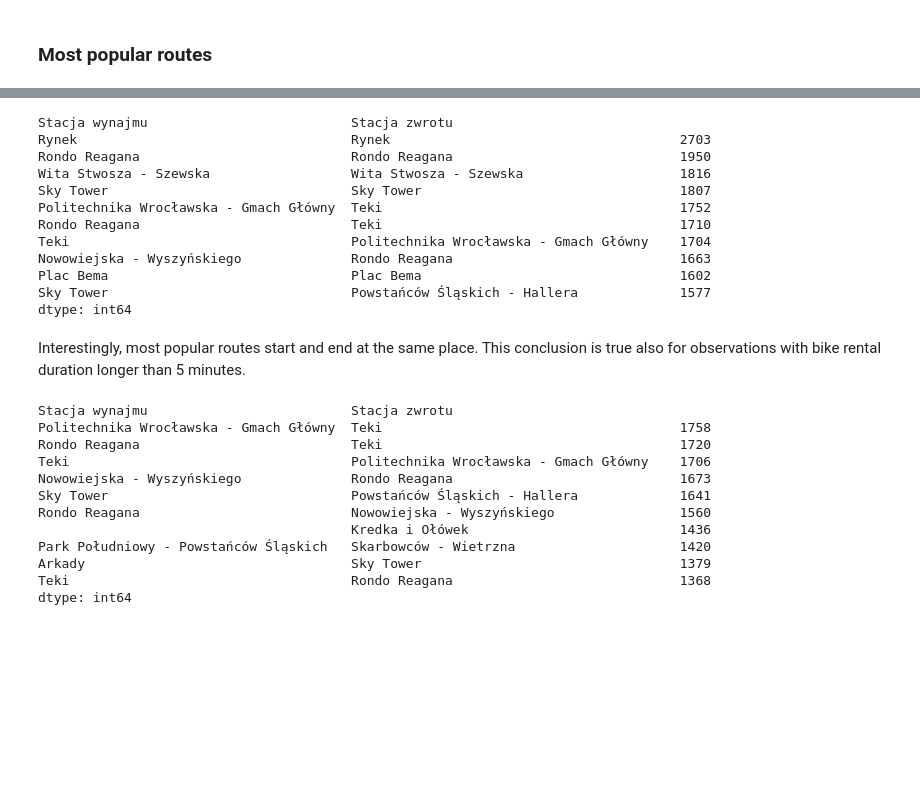
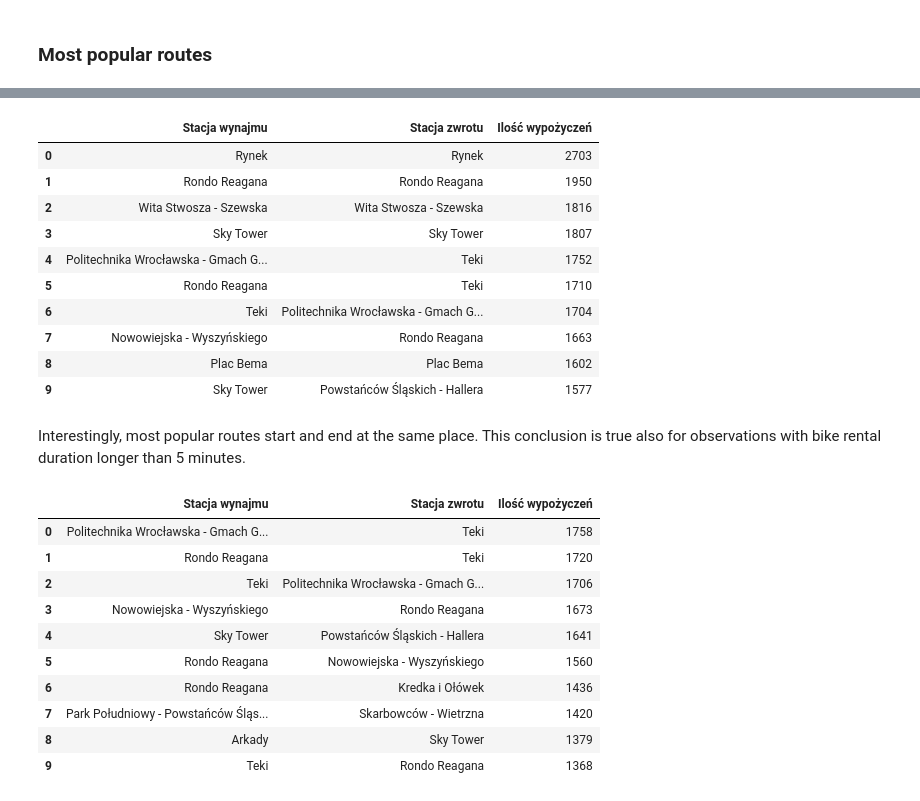
Before and after one commit to mariuszrokita/bike-sharing-demand, a Jupyter notebook: notebooks/wroclawski-rower-miejski/initial-data-exploration.ipynb, the cells around one changed output, grey strips where cells are left out. Drawn from its saved outputs; the diff is of its cells as text; code cells hidden in the pictures; blank space fills up the shorter version.

```diff
--- a/notebooks/wroclawski-rower-miejski/initial-data-exploration.ipynb
+++ b/notebooks/wroclawski-rower-miejski/initial-data-exploration.ipynb
@@ -869,41 +861,52 @@ dtype: int64
 # %%
-# most popular routes for durations >= 5 minutes
+# most popular routes in 2015 with durations >= 5 minutes
 idx = rentals2015_df["Długość wynajmu"] >= np.timedelta64(5, 'm')
 
-rentals2015_df.loc[idx, ["Stacja wynajmu", "Stacja zwrotu"]] \
-    .groupby(["Stacja wynajmu", "Stacja zwrotu"]) \
-    .size().sort_values(ascending=False).head(10)
+top10_routes_in_2015 = \
+    rentals2015_df.loc[idx, ["Stacja wynajmu", "Stacja zwrotu"]] \
+        .groupby(["Stacja wynajmu", "Stacja zwrotu"]) \
+        .size() \
+        .sort_values(ascending=False) \
+        .reset_index() \
+        .head(10)
+
+top10_routes_in_2015.rename(columns={0: 'Ilość wypożyczeń'}, inplace=True)
+top10_routes_in_2015
 # %% [output]
-Stacja wynajmu                          Stacja zwrotu
-Rynek                                   Rynek                                     2703
-Rondo Reagana                           Rondo Reagana                             1950
-Wita Stwosza - Szewska                  Wita Stwosza - Szewska                    1816
-Sky Tower                               Sky Tower                                 1807
-Politechnika Wrocławska - Gmach Główny  Teki                                      1752
-Rondo Reagana                           Teki                                      1710
-Teki                                    Politechnika Wrocławska - Gmach Główny    1704
-Nowowiejska - Wyszyńskiego              Rondo Reagana                             1663
-Plac Bema                               Plac Bema                                 1602
-Sky Tower                               Powstańców Śląskich - Hallera             1577
-dtype: int64
+|  | Stacja wynajmu | Stacja zwrotu | Ilość wypożyczeń |
+| 0 | Rynek | Rynek | 2703 |
+| 1 | Rondo Reagana | Rondo Reagana | 1950 |
+| 2 | Wita Stwosza - Szewska | Wita Stwosza - Szewska | 1816 |
+| 3 | Sky Tower | Sky Tower | 1807 |
+| 4 | Politechnika Wrocławska - Gmach G... | Teki | 1752 |
+| 5 | Rondo Reagana | Teki | 1710 |
+| 6 | Teki | Politechnika Wrocławska - Gmach G... | 1704 |
+| 7 | Nowowiejska - Wyszyńskiego | Rondo Reagana | 1663 |
+| 8 | Plac Bema | Plac Bema | 1602 |
+| 9 | Sky Tower | Powstańców Śląskich - Hallera | 1577 |
 # %% [markdown]
 Interestingly, most popular routes start and end at the same place. This conclusion is true also for observations with bike rental duration longer than 5 minutes.
 # %%
 idx = rentals2015_df["Stacja wynajmu"] != rentals2015_df["Stacja zwrotu"]
 
-rentals2015_df.loc[idx, ["Stacja wynajmu", "Stacja zwrotu"]] \
-    .groupby(["Stacja wynajmu", "Stacja zwrotu"]) \
-    .size().sort_values(ascending=False).head(10)
+top10_routes_in_2015 = \
+    rentals2015_df.loc[idx, ["Stacja wynajmu", "Stacja zwrotu"]] \
+                  .groupby(["Stacja wynajmu", "Stacja zwrotu"]) \
+                  .size() \
+                  .sort_values(ascending=False) \
+                  .reset_index() \
+                  .head(10)
+top10_routes_in_2015.rename(columns={0: 'Ilość wypożyczeń'}, inplace=True)
+top10_routes_in_2015
 # %% [output]
-Stacja wynajmu                          Stacja zwrotu
-Politechnika Wrocławska - Gmach Główny  Teki                                      1758
-Rondo Reagana                           Teki                                      1720
-Teki                                    Politechnika Wrocławska - Gmach Główny    1706
-Nowowiejska - Wyszyńskiego              Rondo Reagana                             1673
-Sky Tower                               Powstańców Śląskich - Hallera             1641
-Rondo Reagana                           Nowowiejska - Wyszyńskiego                1560
-                                        Kredka i Ołówek                           1436
-Park Południowy - Powstańców Śląskich   Skarbowców - Wietrzna                     1420
-Arkady                                  Sky Tower                                 1379
-Teki                                    Rondo Reagana                             1368
-dtype: int64
+|  | Stacja wynajmu | Stacja zwrotu | Ilość wypożyczeń |
+| 0 | Politechnika Wrocławska - Gmach G... | Teki | 1758 |
+| 1 | Rondo Reagana | Teki | 1720 |
+| 2 | Teki | Politechnika Wrocławska - Gmach G... | 1706 |
+| 3 | Nowowiejska - Wyszyńskiego | Rondo Reagana | 1673 |
+| 4 | Sky Tower | Powstańców Śląskich - Hallera | 1641 |
+| 5 | Rondo Reagana | Nowowiejska - Wyszyńskiego | 1560 |
+| 6 | Rondo Reagana | Kredka i Ołówek | 1436 |
+| 7 | Park Południowy - Powstańców Śląs... | Skarbowców - Wietrzna | 1420 |
+| 8 | Arkady | Sky Tower | 1379 |
+| 9 | Teki | Rondo Reagana | 1368 |
```
Also changed, not shown: parts of 4 cells of this notebook.
